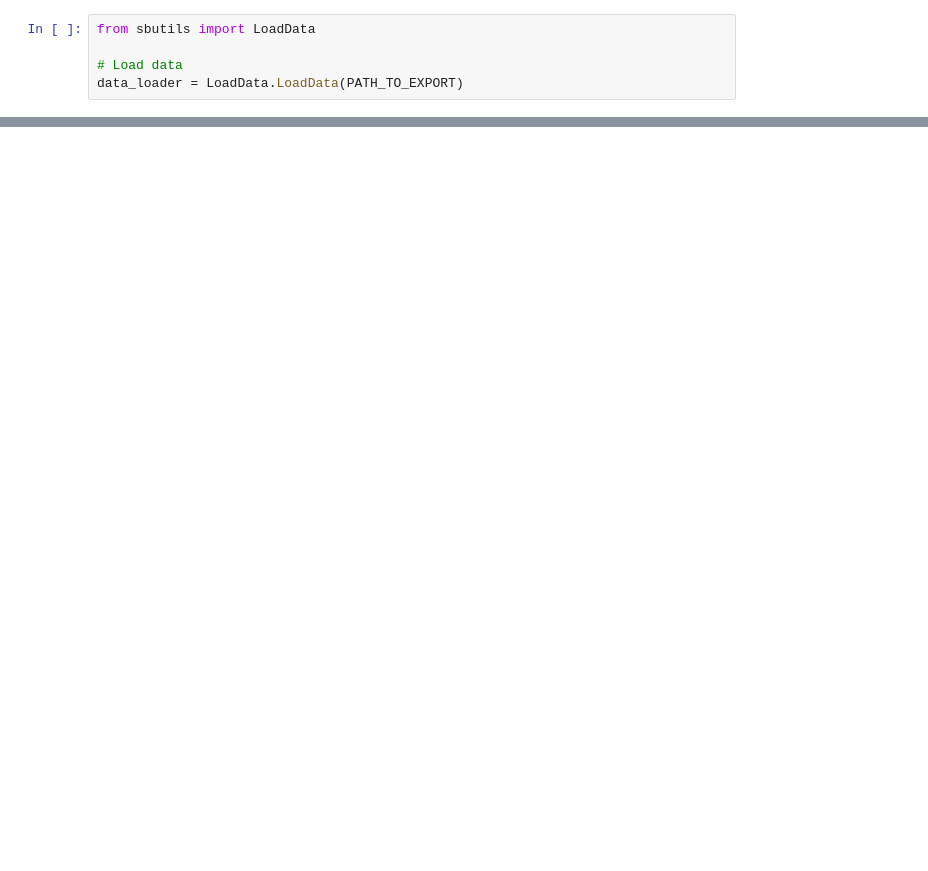
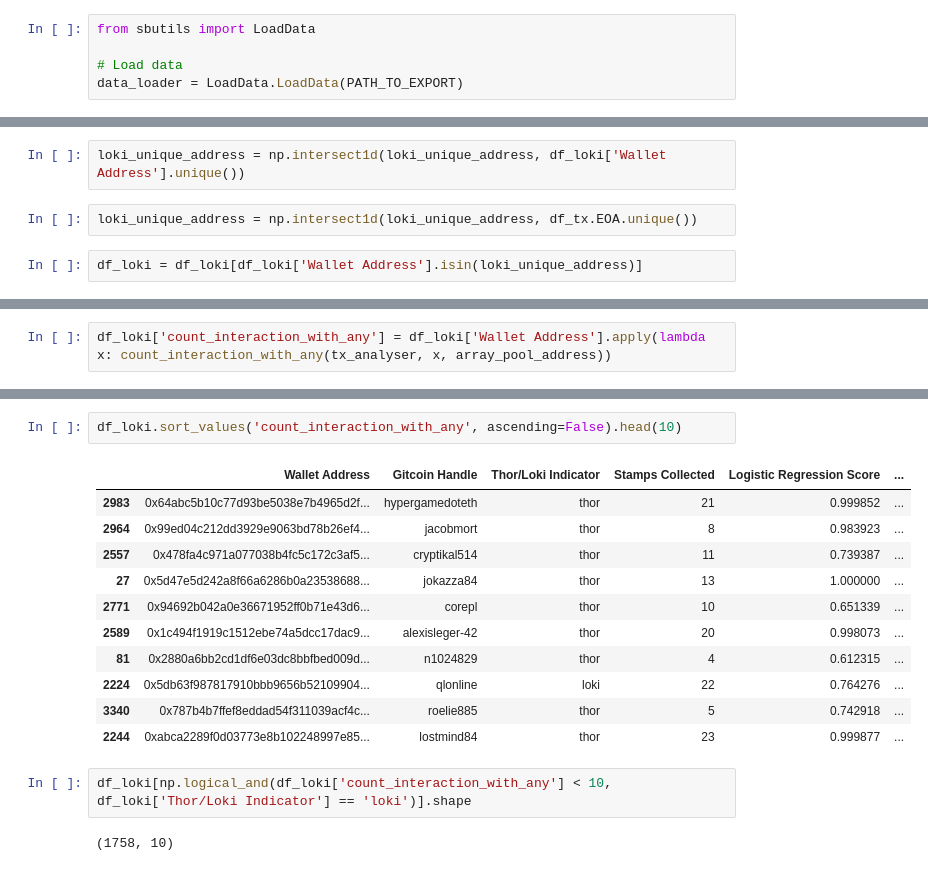
Before and after one commit to poupou-web3/beta-rounds-vote-analysis, a Jupyter notebook: jupyter/analysis-on-chain-passport.ipynb, the cells around one changed output, grey strips where cells are left out. Drawn from its saved outputs; the diff is of its cells as text; blank space fills up the shorter version.

```diff
--- a/jupyter/analysis-on-chain-passport.ipynb
+++ b/jupyter/analysis-on-chain-passport.ipynb
@@ -206,0 +174,6 @@ plt.subplot(2,2,1), dendrogram(Z1), plt.title('Single')
+# %%
+loki_unique_address = np.intersect1d(loki_unique_address, df_loki['Wallet Address'].unique())
+# %%
+loki_unique_address = np.intersect1d(loki_unique_address, df_tx.EOA.unique())
+# %%
+df_loki = df_loki[df_loki['Wallet Address'].isin(loki_unique_address)]
@@ -206,0 +185,2 @@ plt.subplot(2,2,1), dendrogram(Z1), plt.title('Single')
+# %%
+df_loki['count_interaction_with_any'] = df_loki['Wallet Address'].apply(lambda x: count_interaction_with_any(tx_analyser, x, array_pool_address))
@@ -206,0 +210,18 @@ plt.subplot(2,2,1), dendrogram(Z1), plt.title('Single')
+# %%
+df_loki.sort_values('count_interaction_with_any', ascending=False).head(10)
+# %% [output]
+|  | Wallet Address | Gitcoin Handle | Thor/Loki Indicator | Stamps Collected | Logistic Regression Score | ... |
+| 2983 | 0x64abc5b10c77d93be5038e7b4965d2f... | hypergamedoteth | thor | 21 | 0.999852 | ... |
+| 2964 | 0x99ed04c212dd3929e9063bd78b26ef4... | jacobmort | thor | 8 | 0.983923 | ... |
+| 2557 | 0x478fa4c971a077038b4fc5c172c3af5... | cryptikal514 | thor | 11 | 0.739387 | ... |
+| 27 | 0x5d47e5d242a8f66a6286b0a23538688... | jokazza84 | thor | 13 | 1.000000 | ... |
+| 2771 | 0x94692b042a0e36671952ff0b71e43d6... | corepl | thor | 10 | 0.651339 | ... |
+| 2589 | 0x1c494f1919c1512ebe74a5dcc17dac9... | alexisleger-42 | thor | 20 | 0.998073 | ... |
+| 81 | 0x2880a6bb2cd1df6e03dc8bbfbed009d... | n1024829 | thor | 4 | 0.612315 | ... |
+| 2224 | 0x5db63f987817910bbb9656b52109904... | qlonline | loki | 22 | 0.764276 | ... |
+| 3340 | 0x787b4b7ffef8eddad54f311039acf4c... | roelie885 | thor | 5 | 0.742918 | ... |
+| 2244 | 0xabca2289f0d03773e8b102248997e85... | lostmind84 | thor | 23 | 0.999877 | ... |
+# %%
+df_loki[np.logical_and(df_loki['count_interaction_with_any'] < 10, df_loki['Thor/Loki Indicator'] == 'loki')].shape
+# %% [output]
+(1758, 10)
```
Also changed, not shown: parts of 57 cells of this notebook, 3 other files.
